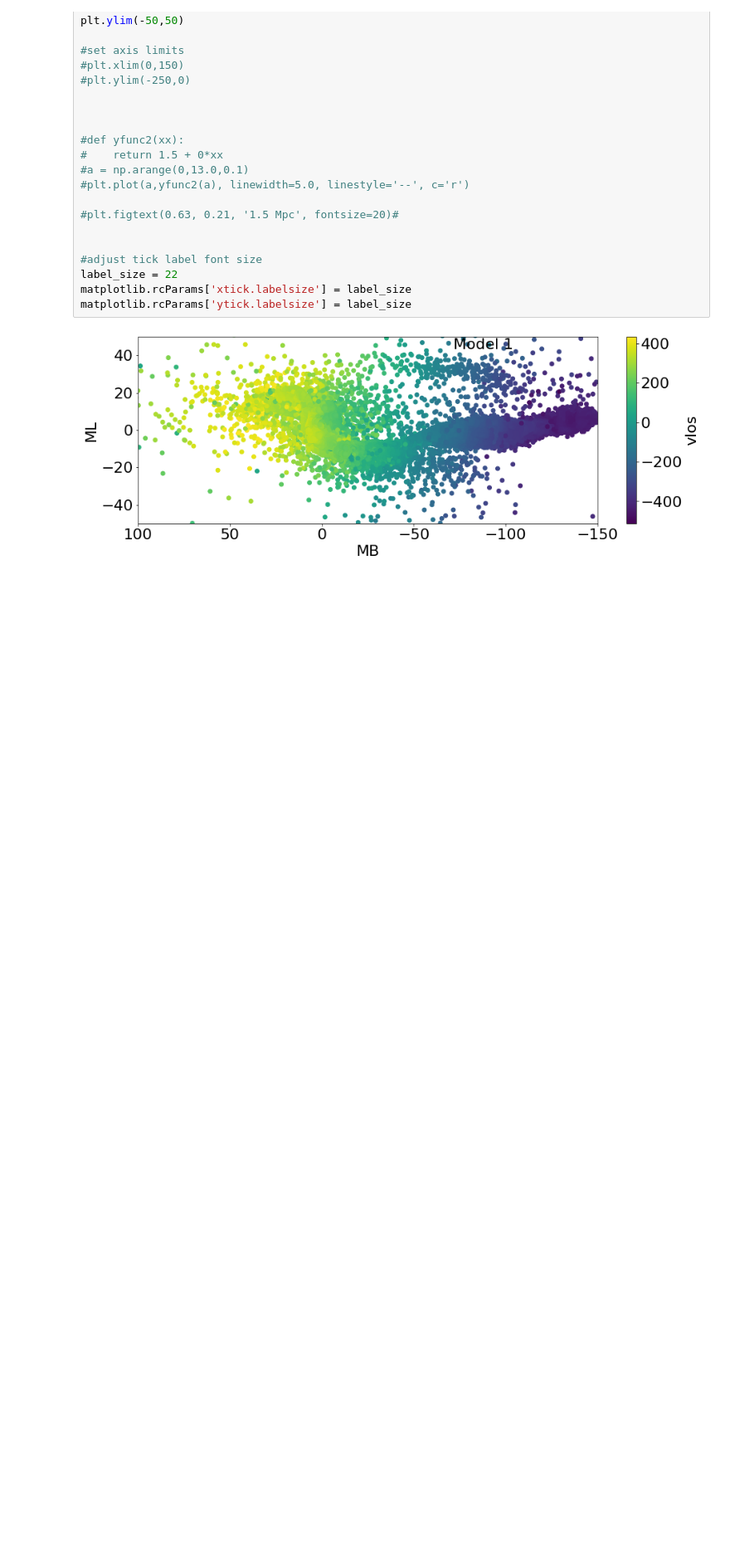
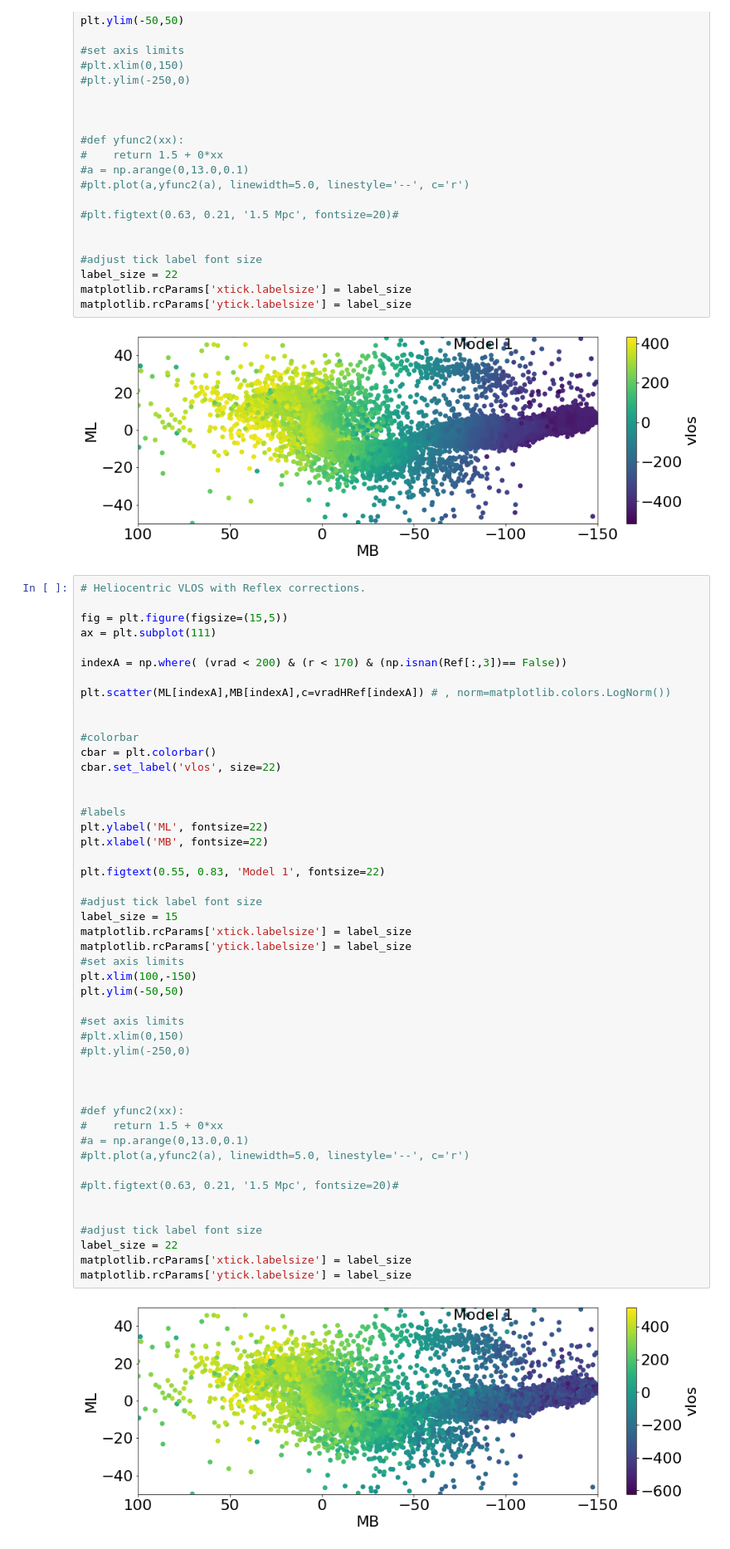
Before and after one commit to gurtina/MagStream_Evan, a Jupyter notebook: MStream-AllGas-Velocity-Reflex.ipynb, the cells around one changed output. Shown at 83% size. Drawn from its saved outputs; the diff is of its cells as text; blank space fills up the shorter version.

```diff
--- a/MStream-AllGas-Velocity-Reflex.ipynb
+++ b/MStream-AllGas-Velocity-Reflex.ipynb
@@ -410,3 +452,53 @@ matplotlib.rcParams['xtick.labelsize'] = label_size
 matplotlib.rcParams['ytick.labelsize'] = label_size
 # %% [output]
 [figure]
+# %%
+# Heliocentric VLOS with Reflex corrections.
+
+fig = plt.figure(figsize=(15,5))
+ax = plt.subplot(111)
+
+indexA = np.where( (vrad < 200) & (r < 170) & (np.isnan(Ref[:,3])== False))
+
+plt.scatter(ML[indexA],MB[indexA],c=vradHRef[indexA]) # , norm=matplotlib.colors.LogNorm())
+
+
+#colorbar
+cbar = plt.colorbar()
+cbar.set_label('vlos', size=22)
+
+
+#labels
+plt.ylabel('ML', fontsize=22)
+plt.xlabel('MB', fontsize=22)
+
+plt.figtext(0.55, 0.83, 'Model 1', fontsize=22)
+
+#adjust tick label font size
+label_size = 15
+matplotlib.rcParams['xtick.labelsize'] = label_size
+matplotlib.rcParams['ytick.labelsize'] = label_size
+#set axis limits
+plt.xlim(100,-150)
+plt.ylim(-50,50)
+
+#set axis limits
+#plt.xlim(0,150)
+#plt.ylim(-250,0)
+
+
+
+#def yfunc2(xx):
+#    return 1.5 + 0*xx
+#a = np.arange(0,13.0,0.1)
+#plt.plot(a,yfunc2(a), linewidth=5.0, linestyle='--', c='r')
+
+#plt.figtext(0.63, 0.21, '1.5 Mpc', fontsize=20)#
+
+
+#adjust tick label font size
+label_size = 22
+matplotlib.rcParams['xtick.labelsize'] = label_size
+matplotlib.rcParams['ytick.labelsize'] = label_size
+# %% [output]
+[figure, added]
```
Also changed, not shown: parts of 8 cells of this notebook.
